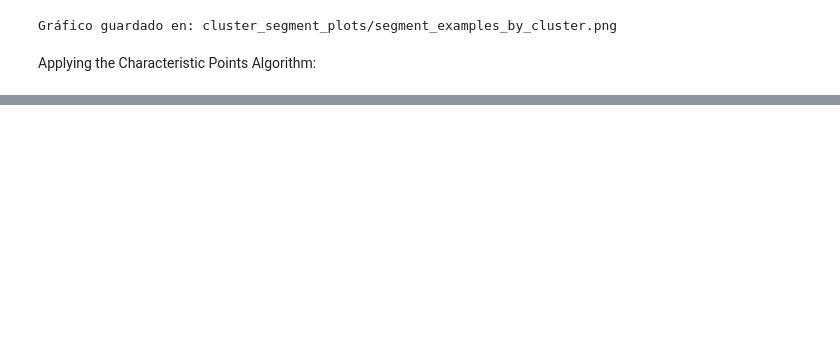
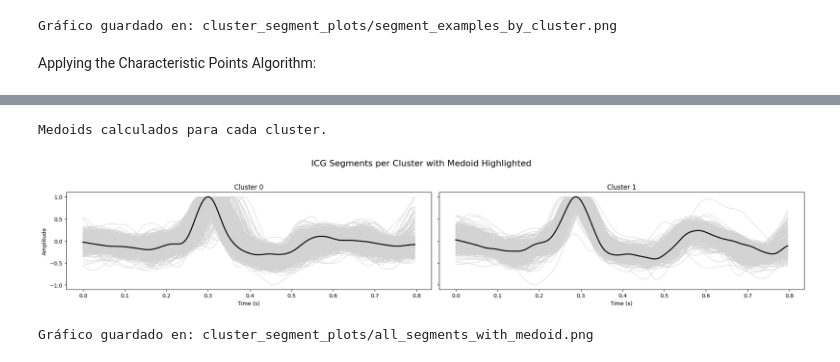
Before and after one commit to eduardo-illueca/icg-project, a Jupyter notebook: ICG_subcomplexes/HC_full_code_definitive_k=2.ipynb, the cells around one changed output, grey strips where cells are left out. Drawn from its saved outputs; the diff is of its cells as text; code cells hidden in the pictures; blank space fills up the shorter version.

```diff
--- a/ICG_subcomplexes/HC_full_code_definitive_k=2.ipynb
+++ b/ICG_subcomplexes/HC_full_code_definitive_k=2.ipynb
@@ -2179,0 +2274,79 @@ Gráfico guardado en: cluster_segment_plots/segment_examples_with_points.png
+# %%
+FS = 250  # Frecuencia de muestreo
+
+# --- Paso 1: Cargar y convertir los segmentos ---
+def safe_parse_segment(s):
+    try:
+        if pd.isna(s) or not isinstance(s, str):
+            return np.array([])
+        return np.fromstring(s.strip('[]'), sep=' ')
+    except:
+        return np.array([])
+
+# Leer CSV
+df = pd.read_csv("segment_assignment_examples/aligned_assignments.csv")
+
+# Convertir icg_segment a arrays
+df['icg_segment'] = df['icg_segment'].apply(safe_parse_segment)
+
+# Eliminar segmentos vacíos
+df['segment_length'] = df['icg_segment'].apply(len)
+df = df[df['segment_length'] > 0]
+
+# --- Paso 2: Calcular medoides por cluster ---
+medoids = []
+
+for cluster_id in range(2):
+    cluster_segs = df[df['definitive_cluster'] == cluster_id]['icg_segment'].tolist()
+
+    if len(cluster_segs) == 0:
+        print(f"Aviso: Cluster {cluster_id} no contiene segmentos válidos.")
+        medoids.append(None)
+        continue
+
+    try:
+        data = np.vstack(cluster_segs)
+        dist_matrix = cdist(data, data, metric='euclidean')
+        medoid_idx = np.argmin(dist_matrix.sum(axis=1))
+        medoids.append(data[medoid_idx])
+    except ValueError:
+        print(f"Error al procesar el cluster {cluster_id}. Verifica los datos.")
+        medoids.append(None)
+
+print("Medoids calculados para cada cluster.")
+
+# --- Paso 3: Graficar ---
+fig, axes = plt.subplots(1, 2, figsize=(20, 4), sharex=True, sharey=True)
+fig.suptitle("ICG Segments per Cluster with Medoid Highlighted", fontsize=16)
+
+for cluster_id in range(2):
+    ax = axes[cluster_id]
+    cluster_segments = df[df['definitive_cluster'] == cluster_id]['icg_segment']
+
+    for segment in cluster_segments:
+        time_axis = np.arange(len(segment)) / FS
+        ax.plot(time_axis, segment, color='lightgray', linewidth=0.8)
+
+    medoid = medoids[cluster_id]
+    if medoid is not None:
+        time_axis = np.arange(len(medoid)) / FS
+        ax.plot(time_axis, medoid, color='black', linewidth=2)
+
+    ax.set_title(f"Cluster {cluster_id}", fontsize=12)
+    ax.set_xlabel("Time (s)")
+    if cluster_id == 0:
+        ax.set_ylabel("Amplitude")
+
+plt.tight_layout(rect=[0, 0, 1, 0.95])
+
+# Guardar figura
+os.makedirs("cluster_segment_plots", exist_ok=True)
+output_path = "cluster_segment_plots/all_segments_with_medoid.png"
+plt.savefig(output_path, dpi=300)
+plt.show()
+
+print(f"Gráfico guardado en: {output_path}")
+# %% [output]
+Medoids calculados para cada cluster.
+[figure, added]
+Gráfico guardado en: cluster_segment_plots/all_segments_with_medoid.png
```
Also changed, not shown: parts of 13 cells of this notebook.
